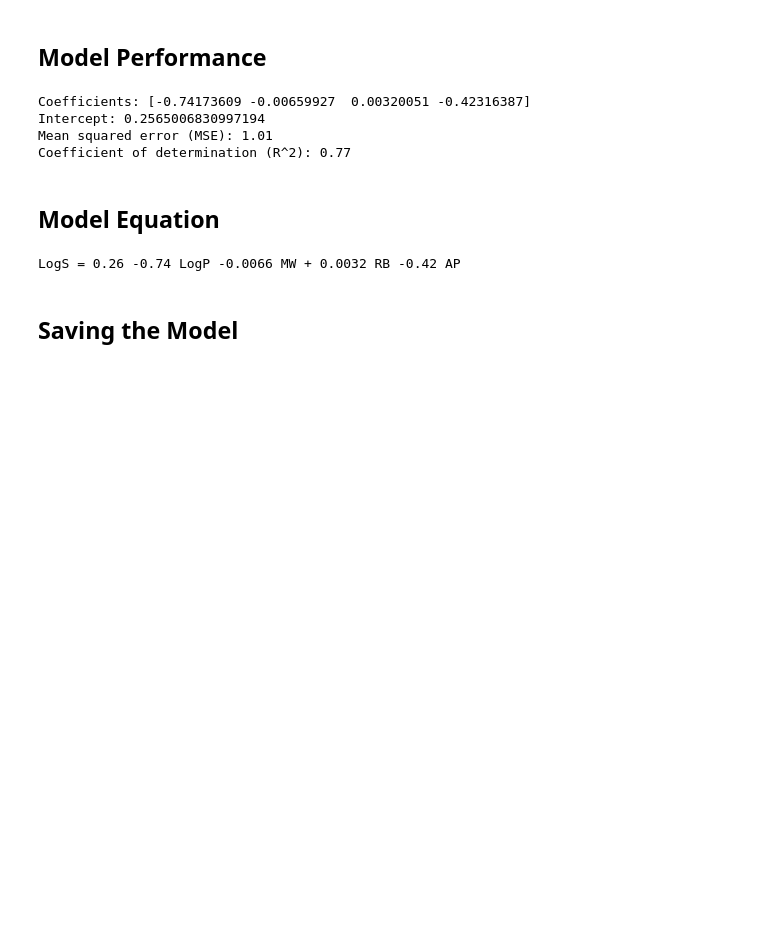
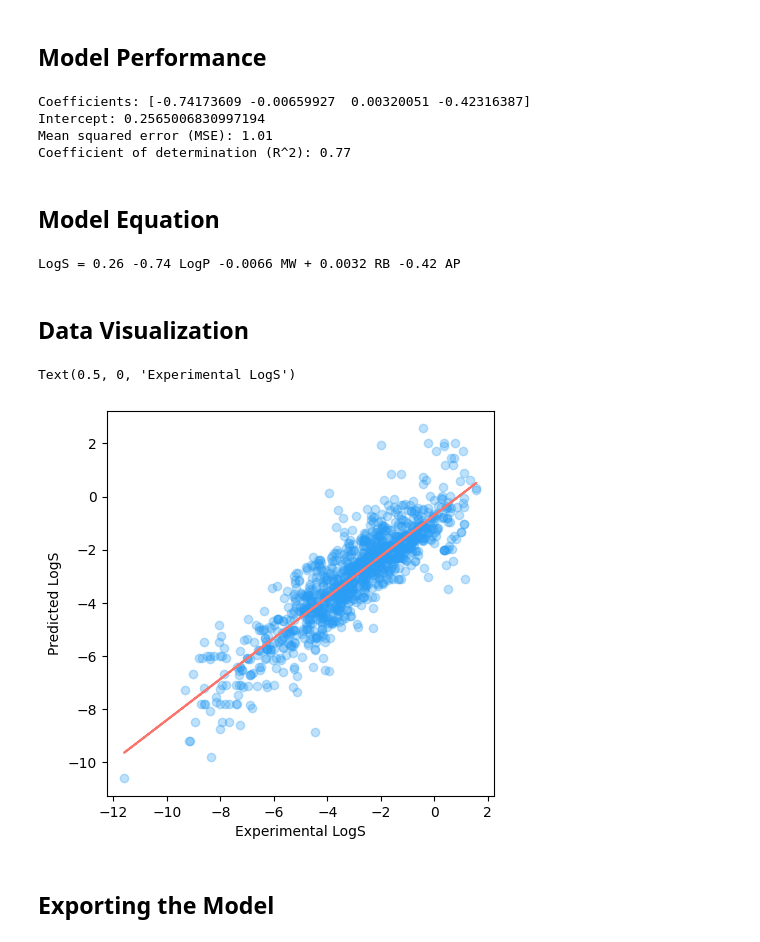
Before and after one commit to usman619/datascience_projects, a Jupyter notebook: 10_regression_bioinformatics_solubility/model_building.ipynb, the cells around one changed output. Cells and saved outputs as stored; diff of their text form; code cells hidden in the pictures; blank space fills up the shorter version.

```diff
--- a/10_regression_bioinformatics_solubility/model_building.ipynb
+++ b/10_regression_bioinformatics_solubility/model_building.ipynb
@@ -63,3 +63,5 @@ Coefficient of determination (R^2): 0.77
 print('LogS = %.2f %.2f LogP %.4f MW + %.4f RB %.2f AP' % (model.intercept_, model.coef_[0], model.coef_[1], model.coef_[2], model.coef_[3] ) )
 # %% [output]
 LogS = 0.26 -0.74 LogP -0.0066 MW + 0.0032 RB -0.42 AP
+# %% [markdown]
+## Data Visualization
@@ -66,5 +71,18 @@ LogS = 0.26 -0.74 LogP -0.0066 MW + 0.0032 RB -0.42 AP
+# %%
+plt.figure(figsize=(5,5))
+plt.scatter(x=Y, y=Y_pred, c="#2A9DF4", alpha=0.3)
+
+z = np.polyfit(Y, Y_pred, 1)
+p = np.poly1d(z)
+
+plt.plot(Y, p(Y), "#F8766D")
+plt.ylabel("Predicted LogS")
+plt.xlabel("Experimental LogS")
+# %% [output]
+Text(0.5, 0, 'Experimental LogS')
+[figure, added]
 # %% [markdown]
-## Saving the Model
+## Exporting the Model
 # %%
 import pickle
 # %%
```
Also changed, not shown: parts of 1 cell of this notebook, 1 other file.
